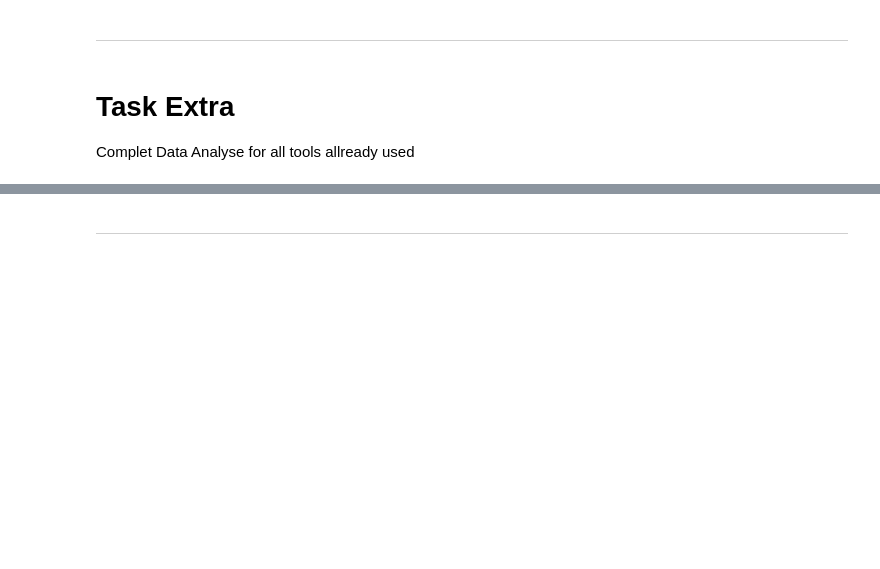
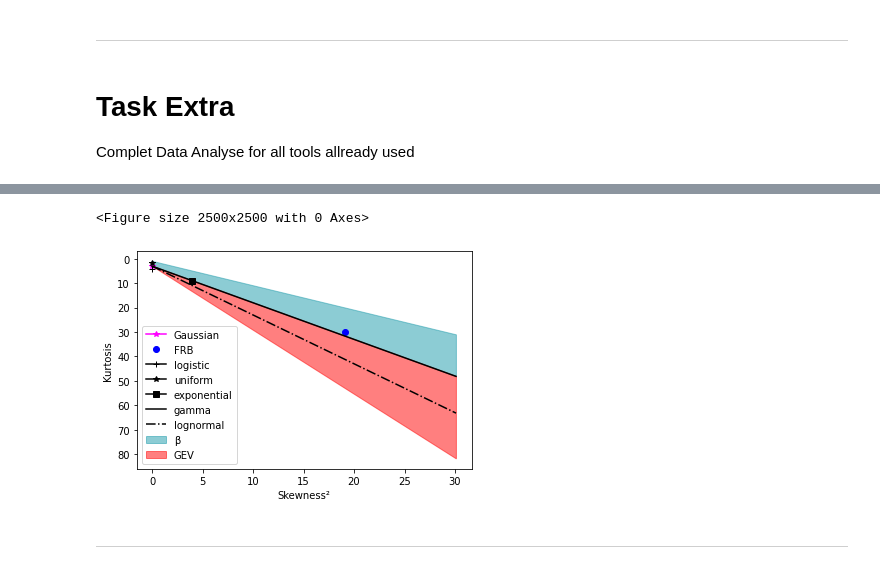
Before and after one commit to barauna-lo/Computational_Statistics, a Jupyter notebook: CAP417_FINAL_PROJECT.ipynb, the cells around one changed output, grey strips where cells are left out. Cells and saved outputs as stored; diff of their text form; code cells hidden in the pictures; blank space fills up the shorter version.

```diff
--- a/CAP417_FINAL_PROJECT.ipynb
+++ b/CAP417_FINAL_PROJECT.ipynb
@@ -294,7 +317,8 @@ print('h_min = %g, h_max = %g, dh = %g\n' % (stats['h_min'], stats['h_max'], sta
-# %%
-i=0
-dx = df[columns[i]]
-specplus.main(dx,columns[i])
+# %%
+specplus.cullenfreyGEV(dx,'FRB')
+# %% [output]
+<Figure size 2500x2500 with 0 Axes>
+[figure, added]
 # %% [markdown]
 
 
```
Also changed, not shown: parts of 8 cells of this notebook.
